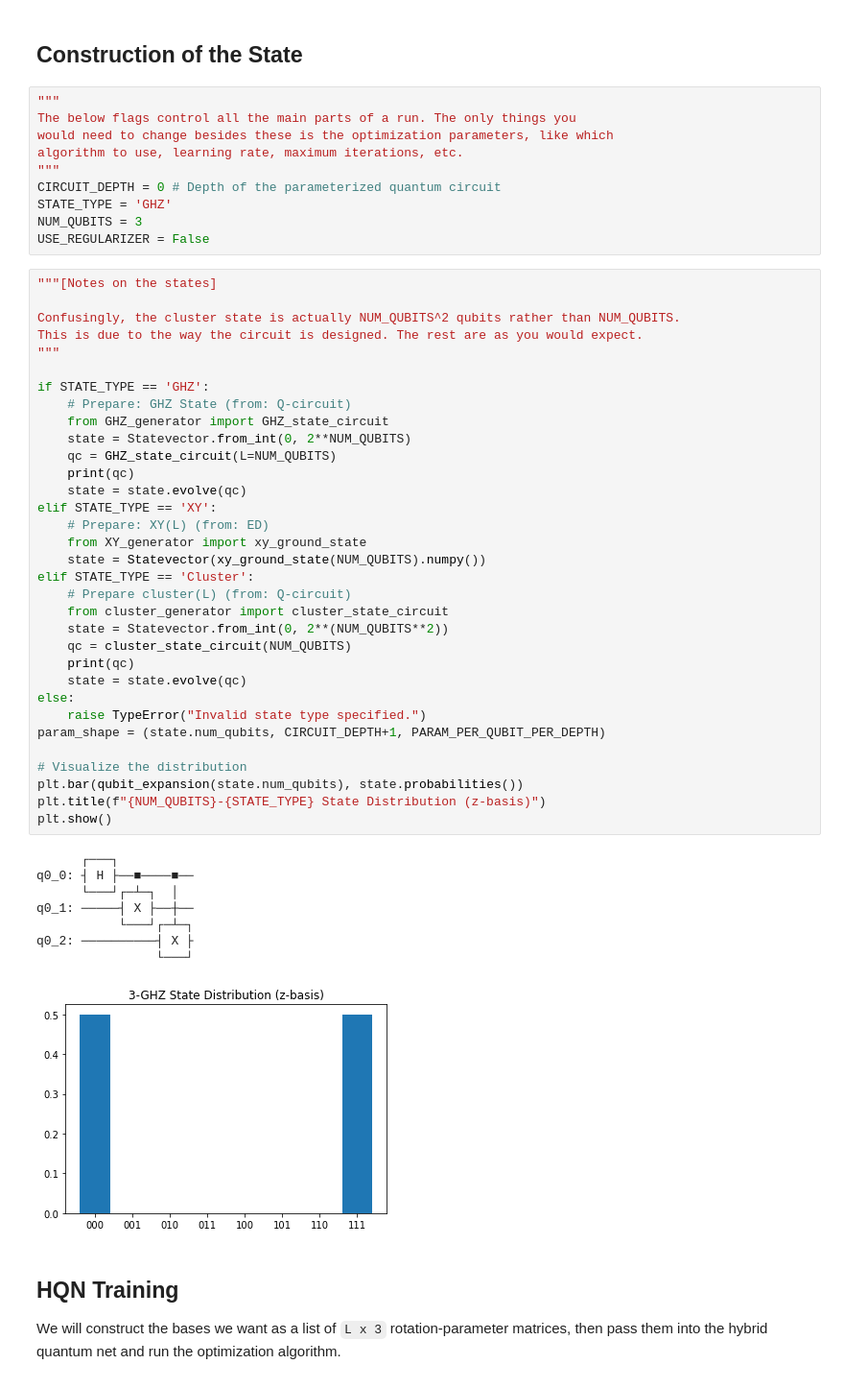
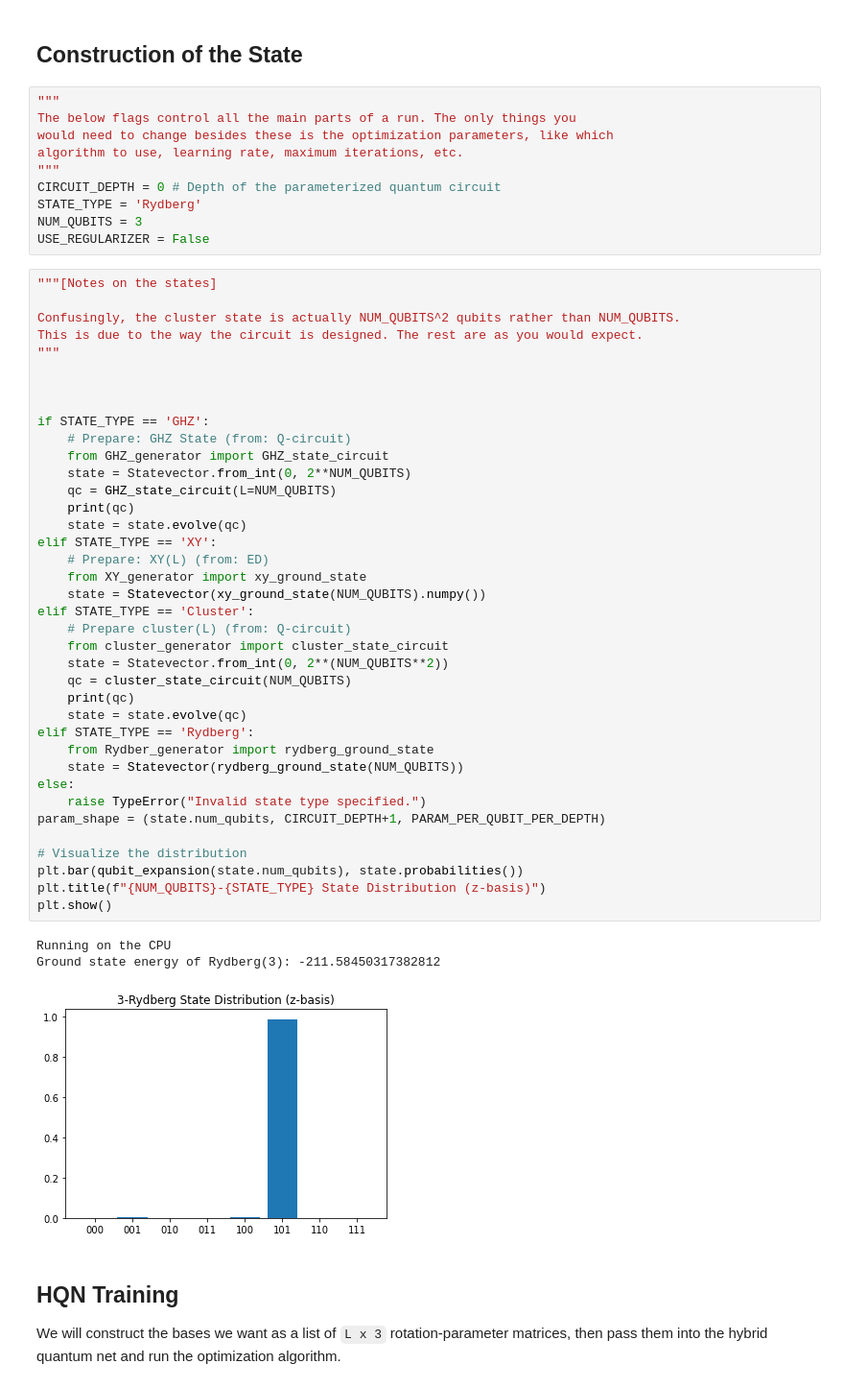
Before and after one commit to jz-lu/symmetry-learning, a Jupyter notebook: HQN.ipynb, the cells around one changed output. Shown: that part at 96% size. Cells and saved outputs as stored; diff of their text form.

```diff
--- a/HQN.ipynb
+++ b/HQN.ipynb
@@ -23,7 +38,7 @@ would need to change besides these is the optimization parameters, like which
 algorithm to use, learning rate, maximum iterations, etc.
 """
 CIRCUIT_DEPTH = 0 # Depth of the parameterized quantum circuit
-STATE_TYPE = 'GHZ'
+STATE_TYPE = 'Rydberg'
 NUM_QUBITS = 3
 USE_REGULARIZER = False
 # %%
@@ -32,42 +47,42 @@ USE_REGULARIZER = False
 Confusingly, the cluster state is actually NUM_QUBITS^2 qubits rather than NUM_QUBITS.
 This is due to the way the circuit is designed. The rest are as you would expect.
 """
+
+
 
 if STATE_TYPE == 'GHZ':
     # Prepare: GHZ State (from: Q-circuit)
     from GHZ_generator import GHZ_state_circuit
     state = Statevector.from_int(0, 2**NUM_QUBITS)
     qc = GHZ_state_circuit(L=NUM_QUBITS)
     print(qc)
     state = state.evolve(qc)
 elif STATE_TYPE == 'XY':
     # Prepare: XY(L) (from: ED)
     from XY_generator import xy_ground_state
     state = Statevector(xy_ground_state(NUM_QUBITS).numpy())
 elif STATE_TYPE == 'Cluster':
     # Prepare cluster(L) (from: Q-circuit)
     from cluster_generator import cluster_state_circuit
     state = Statevector.from_int(0, 2**(NUM_QUBITS**2))
     qc = cluster_state_circuit(NUM_QUBITS)
     print(qc)
     state = state.evolve(qc)
+elif STATE_TYPE == 'Rydberg':
+    from Rydber_generator import rydberg_ground_state
+    state = Statevector(rydberg_ground_state(NUM_QUBITS))
 else:
     raise TypeError("Invalid state type specified.")
 param_shape = (state.num_qubits, CIRCUIT_DEPTH+1, PARAM_PER_QUBIT_PER_DEPTH)
 
 # Visualize the distribution
 plt.bar(qubit_expansion(state.num_qubits), state.probabilities())
 plt.title(f"{NUM_QUBITS}-{STATE_TYPE} State Distribution (z-basis)")
 plt.show()
 # %% [output]
-      ┌───┐
-q0_0: ┤ H ├──■────■──
-      └───┘┌─┴─┐  │
-q0_1: ─────┤ X ├──┼──
-           └───┘┌─┴─┐
-q0_2: ──────────┤ X ├
-                └───┘
+Running on the CPU
+Ground state energy of Rydberg(3): -211.58450317382812
-[figure, old version]
+[figure, new version]
 # %% [markdown]
 ## HQN Training
 We will construct the bases we want as a list of `L x 3` rotation-parameter matrices, then pass them into the hybrid quantum net and run the optimization algorithm.
```
Also changed, not shown: parts of 6 cells of this notebook, 5 other files.
